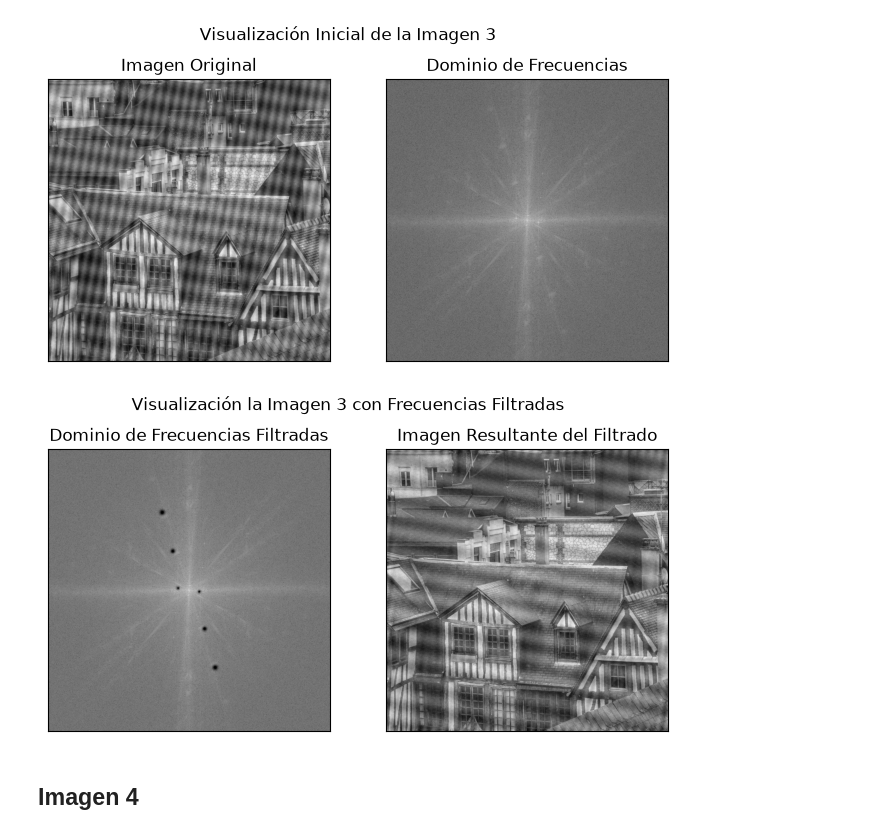
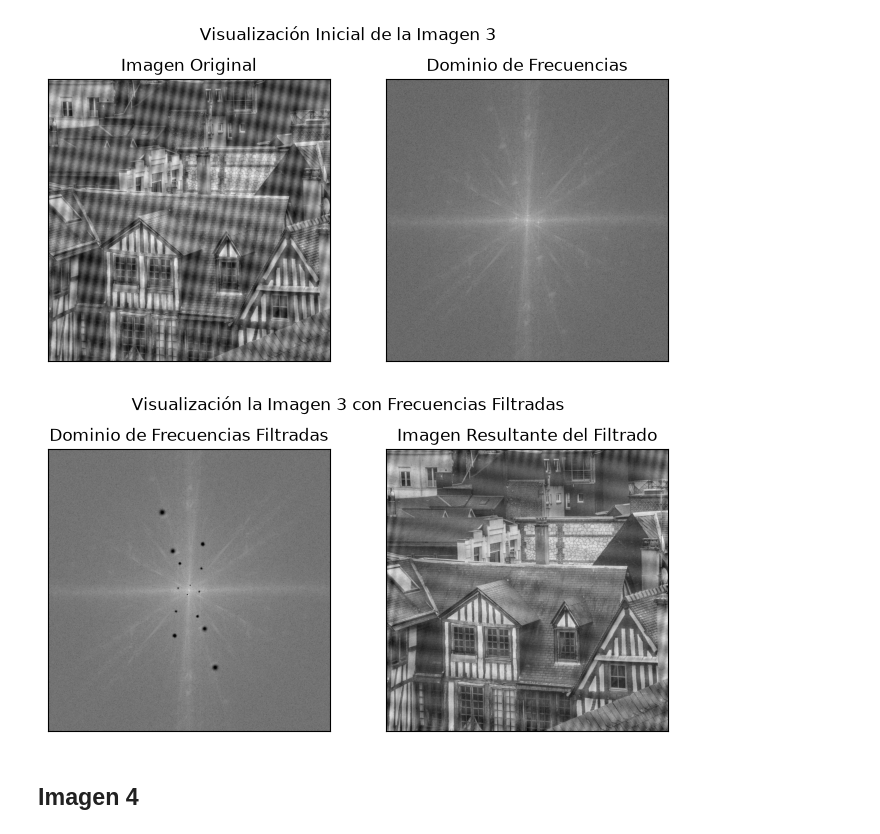
Before and after one commit to alexisuaguilaru/ProcDigImg, a Jupyter notebook: Proy04/proyecto.ipynb, the cells around one changed output. Saved outputs shown, nothing was run; the diff lists cells and outputs as text; code cells hidden in the pictures.

```diff
--- a/Proy04/proyecto.ipynb
+++ b/Proy04/proyecto.ipynb
@@ -322,15 +331,19 @@ initial_description(img_3, fft_3, name_3);
 # %%
 fig, filtered_img_3 = apply_frequencies_filter(
     fft_3,
     name_3,
     [
-        ((30, 5), 0.003, 2),
+        ((30, 5), 0.001, 2),
+        ((-4, 13), 0.0005, 5),
+        ((-36, 61), 0.0005, 2),
+        ((25, 75), 0.0005, 3),
+        ((-40, 130), 0.0005, 3),
         ((45, 110), 0.001, 2),
         ((75, 220), 0.0005, 2),
     ]
 );
 # %% [output]
-[figure, old version]
+[figure, new version]
 # %% [markdown]
 ## Imagen 4
 # %%
```
Also changed, not shown: parts of 1 cell of this notebook, 4 other files.
